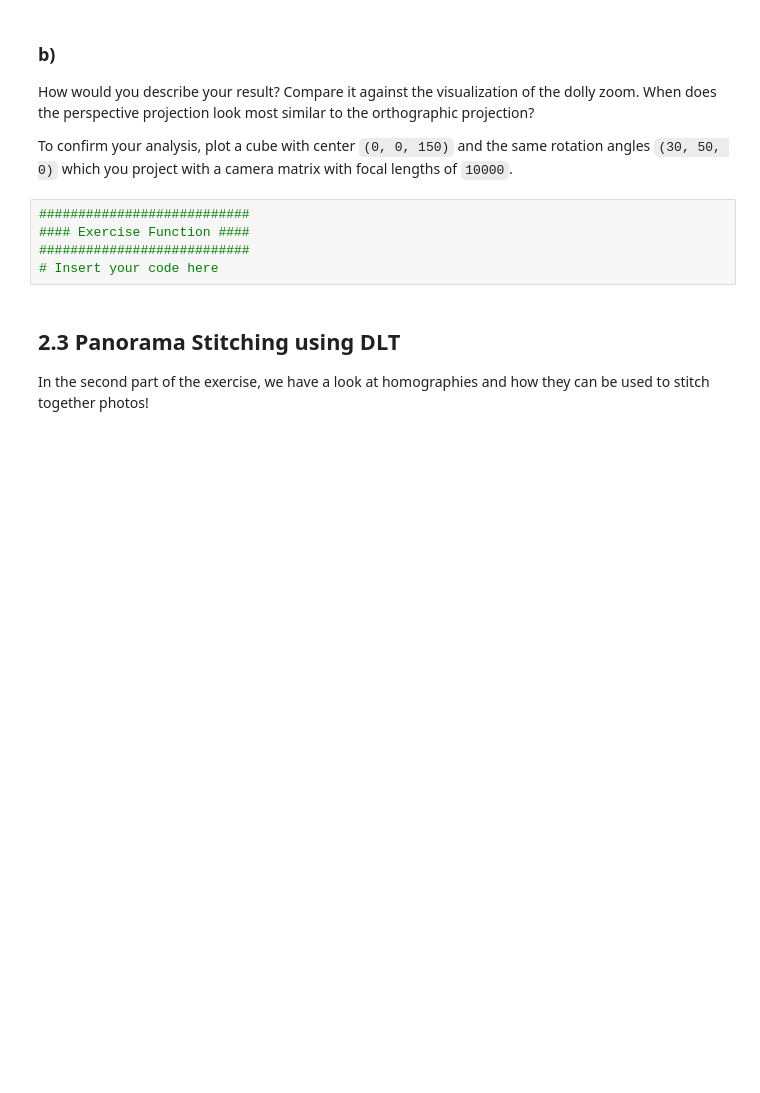
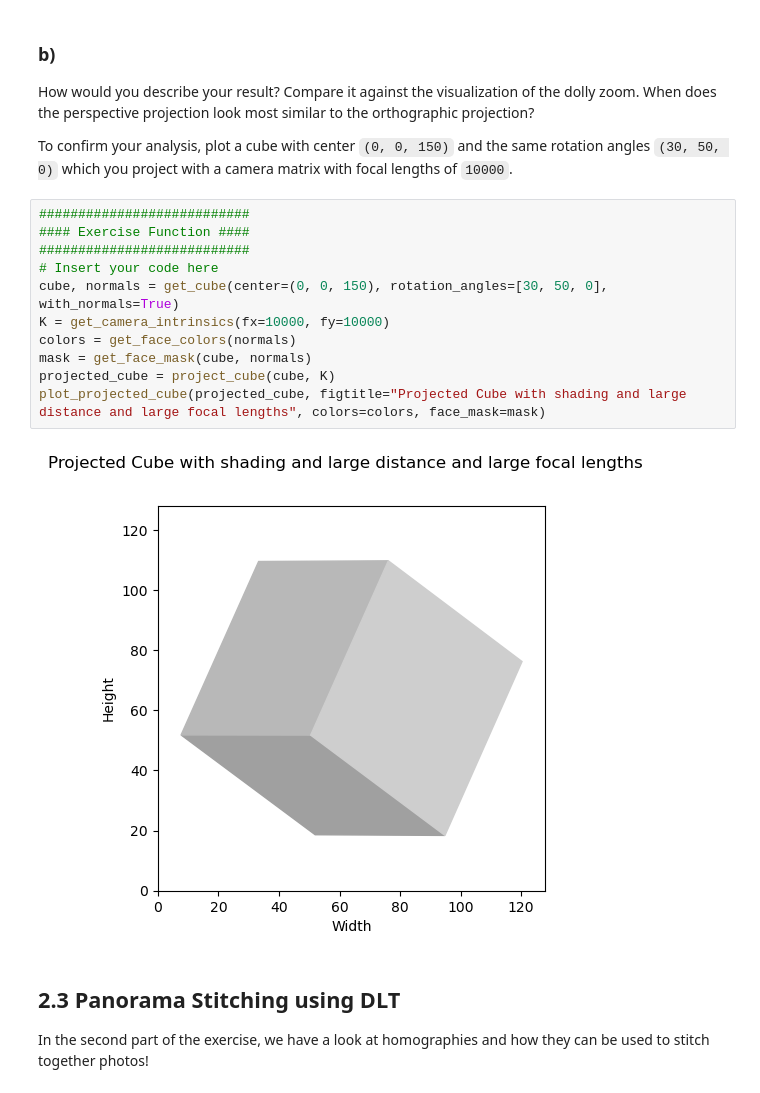
Before and after one commit to zhanglbthu/ML-4360, a Jupyter notebook: assignment/ex_01_image_formation/code/image_formation.ipynb, the cells around one changed output. Cells and saved outputs as stored; diff of their text form; blank space fills up the shorter version.

```diff
--- a/assignment/ex_01_image_formation/code/image_formation.ipynb
+++ b/assignment/ex_01_image_formation/code/image_formation.ipynb
@@ -413,11 +433,19 @@ plot_projected_cube(projected_cube, figtitle="Orthographic-Projected Cube with S
 How would you describe your result? Compare it against the visualization of the dolly zoom. When does the perspective projection look most similar to the orthographic projection?
 
 To confirm your analysis, plot a cube with center `(0, 0, 150)` and the same rotation angles `(30, 50, 0)` which you project with a camera matrix with focal lengths of `10000`.
-# %%
-###########################
-#### Exercise Function ####
-###########################
-# Insert your code here
+# %%
+###########################
+#### Exercise Function ####
+###########################
+# Insert your code here
+cube, normals = get_cube(center=(0, 0, 150), rotation_angles=[30, 50, 0], with_normals=True)
+K = get_camera_intrinsics(fx=10000, fy=10000)
+colors = get_face_colors(normals)
+mask = get_face_mask(cube, normals)
+projected_cube = project_cube(cube, K)
+plot_projected_cube(projected_cube, figtitle="Projected Cube with shading and large distance and large focal lengths", colors=colors, face_mask=mask)
+# %% [output]
+[figure, added]
 # %% [markdown]
 ## 2.3 Panorama Stitching using DLT
 
```
Also changed, not shown: parts of 17 cells of this notebook, 2 other files.
